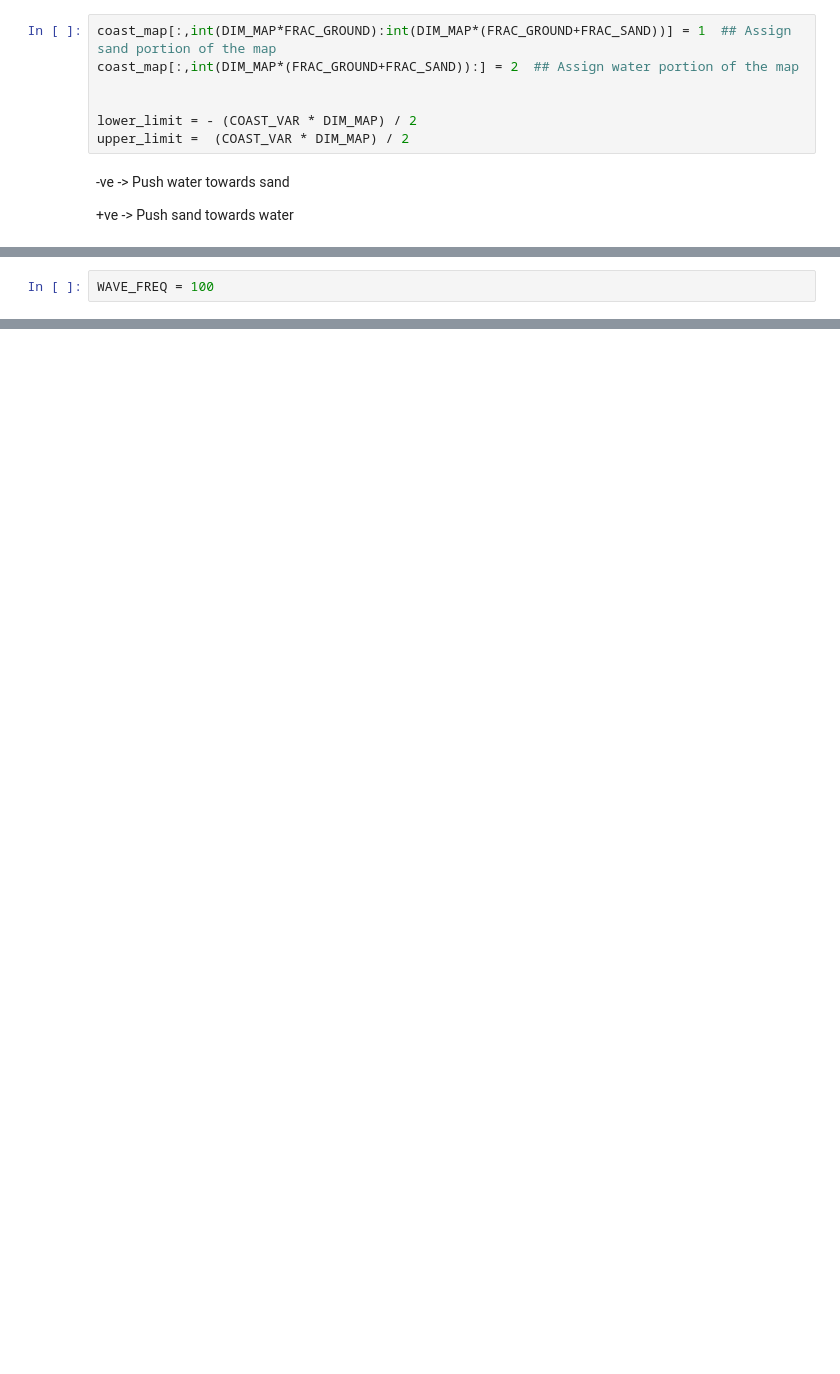
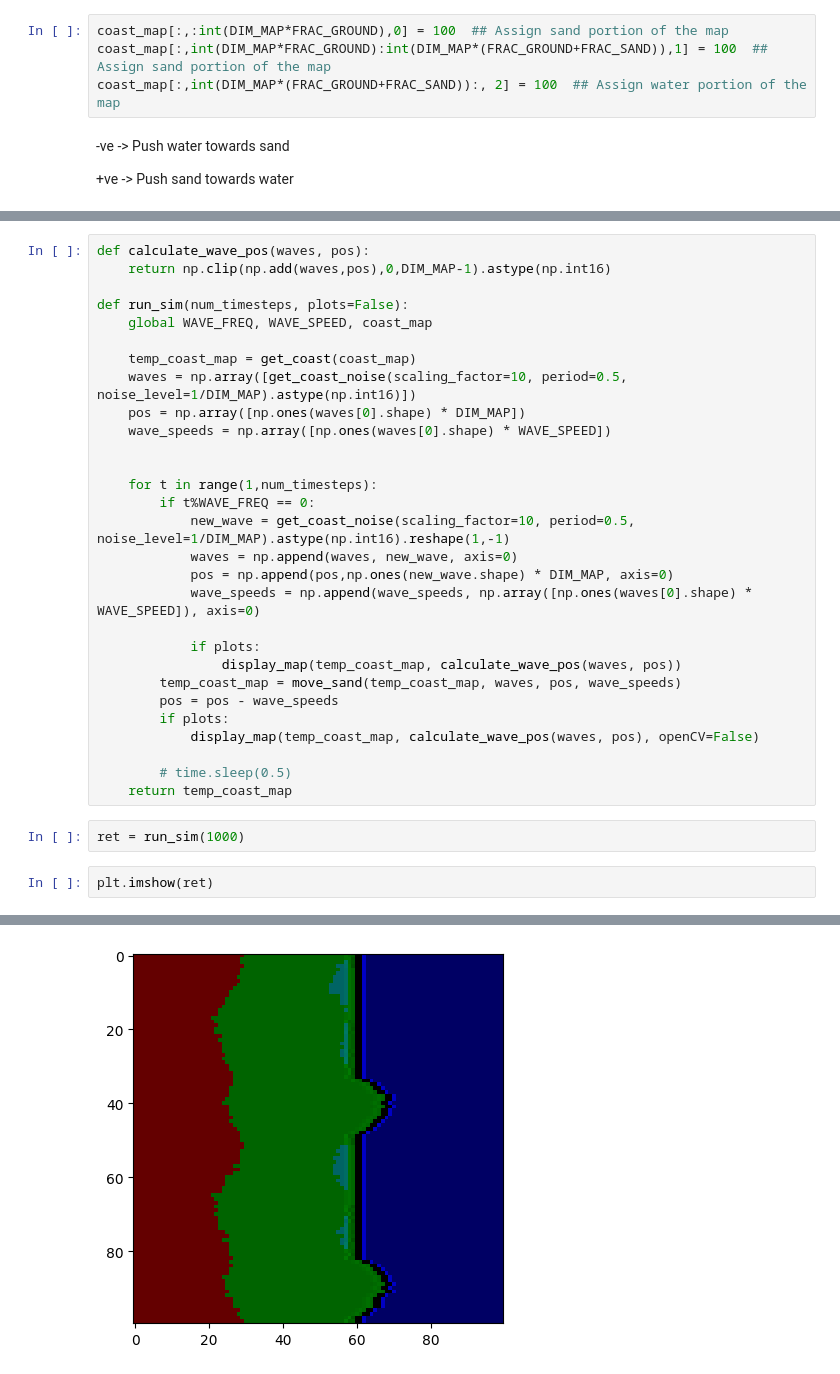
Before and after one commit to AmoghSingh25/ML_PW_Proj, a Jupyter notebook: Simulation.ipynb, the cells around one changed output, grey strips where cells are left out. Saved outputs shown, nothing was run; the diff lists cells and outputs as text; blank space fills up the shorter version.

```diff
--- a/Simulation.ipynb
+++ b/Simulation.ipynb
@@ -95,10 +108,7 @@ coast_map = np.zeros((DIM_MAP, DIM_MAP), dtype=np.int16)
 # %%
-coast_map[:,int(DIM_MAP*FRAC_GROUND):int(DIM_MAP*(FRAC_GROUND+FRAC_SAND))] = 1  ## Assign sand portion of the map
-coast_map[:,int(DIM_MAP*(FRAC_GROUND+FRAC_SAND)):] = 2  ## Assign water portion of the map
-
-
-lower_limit = - (COAST_VAR * DIM_MAP) / 2
-upper_limit =  (COAST_VAR * DIM_MAP) / 2
+coast_map[:,:int(DIM_MAP*FRAC_GROUND),0] = 100  ## Assign sand portion of the map
+coast_map[:,int(DIM_MAP*FRAC_GROUND):int(DIM_MAP*(FRAC_GROUND+FRAC_SAND)),1] = 100  ## Assign sand portion of the map
+coast_map[:,int(DIM_MAP*(FRAC_GROUND+FRAC_SAND)):, 2] = 100  ## Assign water portion of the map
 # %% [markdown]
 -ve -> Push water towards sand
 
@@ -147,2 +119,0 @@ def run_sim():
-# %%
-WAVE_FREQ = 100
@@ -180,0 +199,34 @@ Bayesian optimization to get the parameters accurate to simulate the japan shore
+# %%
+def calculate_wave_pos(waves, pos):
+    return np.clip(np.add(waves,pos),0,DIM_MAP-1).astype(np.int16)
+
+def run_sim(num_timesteps, plots=False):
+    global WAVE_FREQ, WAVE_SPEED, coast_map
+
+    temp_coast_map = get_coast(coast_map)
+    waves = np.array([get_coast_noise(scaling_factor=10, period=0.5, noise_level=1/DIM_MAP).astype(np.int16)])
+    pos = np.array([np.ones(waves[0].shape) * DIM_MAP])
+    wave_speeds = np.array([np.ones(waves[0].shape) * WAVE_SPEED])
+
+
+    for t in range(1,num_timesteps):
+        if t%WAVE_FREQ == 0:
+            new_wave = get_coast_noise(scaling_factor=10, period=0.5, noise_level=1/DIM_MAP).astype(np.int16).reshape(1,-1)
+            waves = np.append(waves, new_wave, axis=0)
+            pos = np.append(pos,np.ones(new_wave.shape) * DIM_MAP, axis=0)
+            wave_speeds = np.append(wave_speeds, np.array([np.ones(waves[0].shape) * WAVE_SPEED]), axis=0)
+
+            if plots:
+                display_map(temp_coast_map, calculate_wave_pos(waves, pos))
+        temp_coast_map = move_sand(temp_coast_map, waves, pos, wave_speeds)
+        pos = pos - wave_speeds
+        if plots:
+            display_map(temp_coast_map, calculate_wave_pos(waves, pos), openCV=False)
+
+        # time.sleep(0.5)
+    return temp_coast_map
+# %%
+ret = run_sim(1000)
+# %%
+plt.imshow(ret)
+# %% [output]
@@ -180,0 +235 @@ Bayesian optimization to get the parameters accurate to simulate the japan shore
+[figure, added]
```
Also changed, not shown: parts of 15 cells of this notebook, 1 other file.
